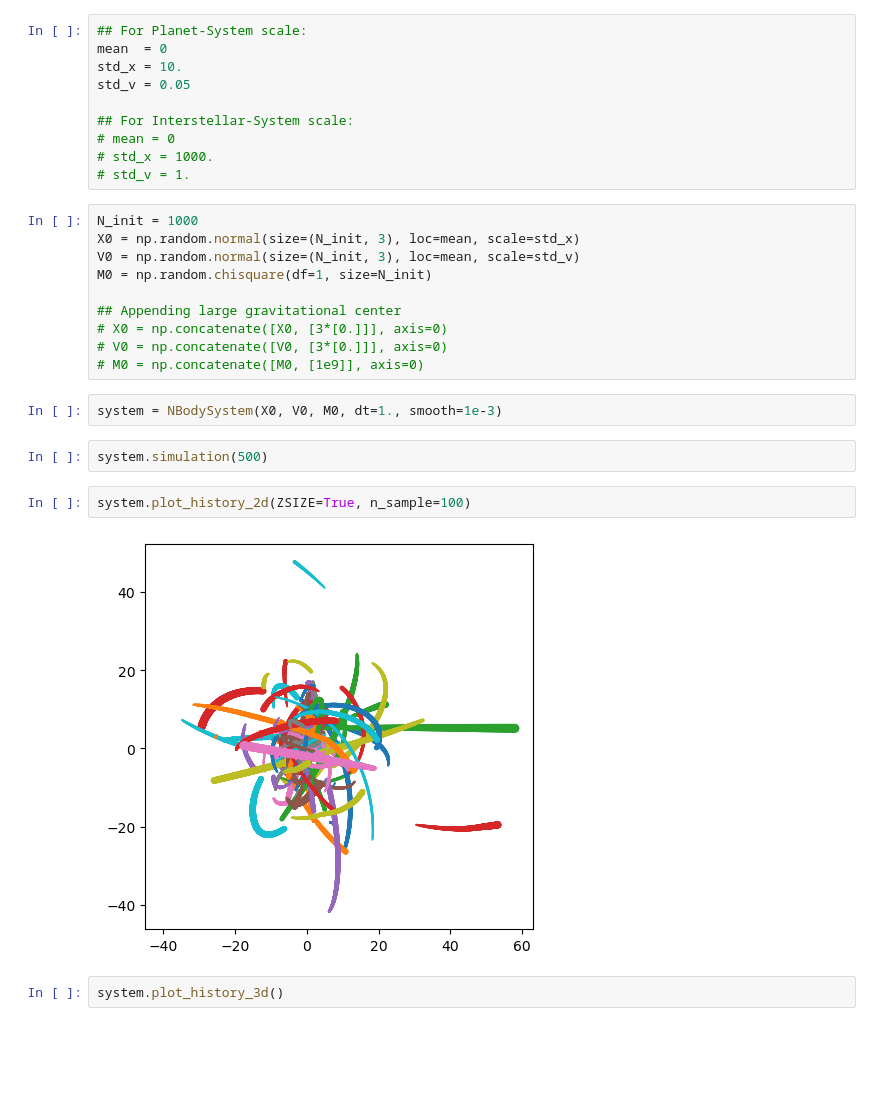
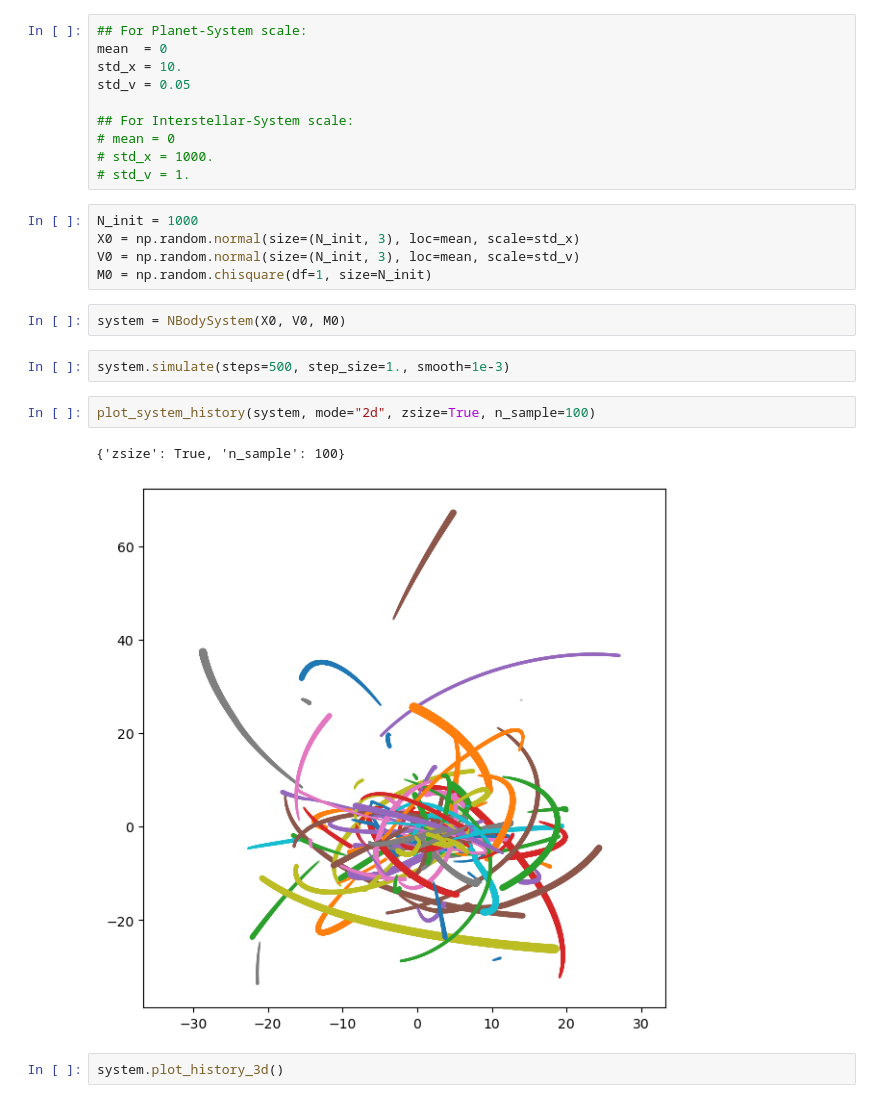
Before and after one commit to JannisZeller/stellarflow, a Jupyter notebook: n-body-simulation/n-body-simulations.ipynb, the cells around one changed output. Cells and saved outputs as stored; diff of their text form; blank space fills up the shorter version.

Commit message:
chore: refactoring n-body-system

```diff
--- a/n-body-simulation/n-body-simulations.ipynb
+++ b/n-body-simulation/n-body-simulations.ipynb
@@ -33,19 +35,15 @@ N_init = 1000
 X0 = np.random.normal(size=(N_init, 3), loc=mean, scale=std_x)
 V0 = np.random.normal(size=(N_init, 3), loc=mean, scale=std_v)
 M0 = np.random.chisquare(df=1, size=N_init)
-
-## Appending large gravitational center
-# X0 = np.concatenate([X0, [3*[0.]]], axis=0)
-# V0 = np.concatenate([V0, [3*[0.]]], axis=0)
-# M0 = np.concatenate([M0, [1e9]], axis=0)
 # %%
-system = NBodySystem(X0, V0, M0, dt=1., smooth=1e-3)
+system = NBodySystem(X0, V0, M0)
-# %%
-system.simulation(500)
-# %%
-system.plot_history_2d(ZSIZE=True, n_sample=100)
-# %% [output]
-[figure, removed]
+# %%
+system.simulate(steps=500, step_size=1., smooth=1e-3)
+# %%
+plot_system_history(system, mode="2d", zsize=True, n_sample=100)
+# %% [output]
+{'zsize': True, 'n_sample': 100}
+[figure, added]
 # %%
 system.plot_history_3d()
 # %% [output]
```
Also changed, not shown: parts of 1 cell of this notebook, 4 other files.
